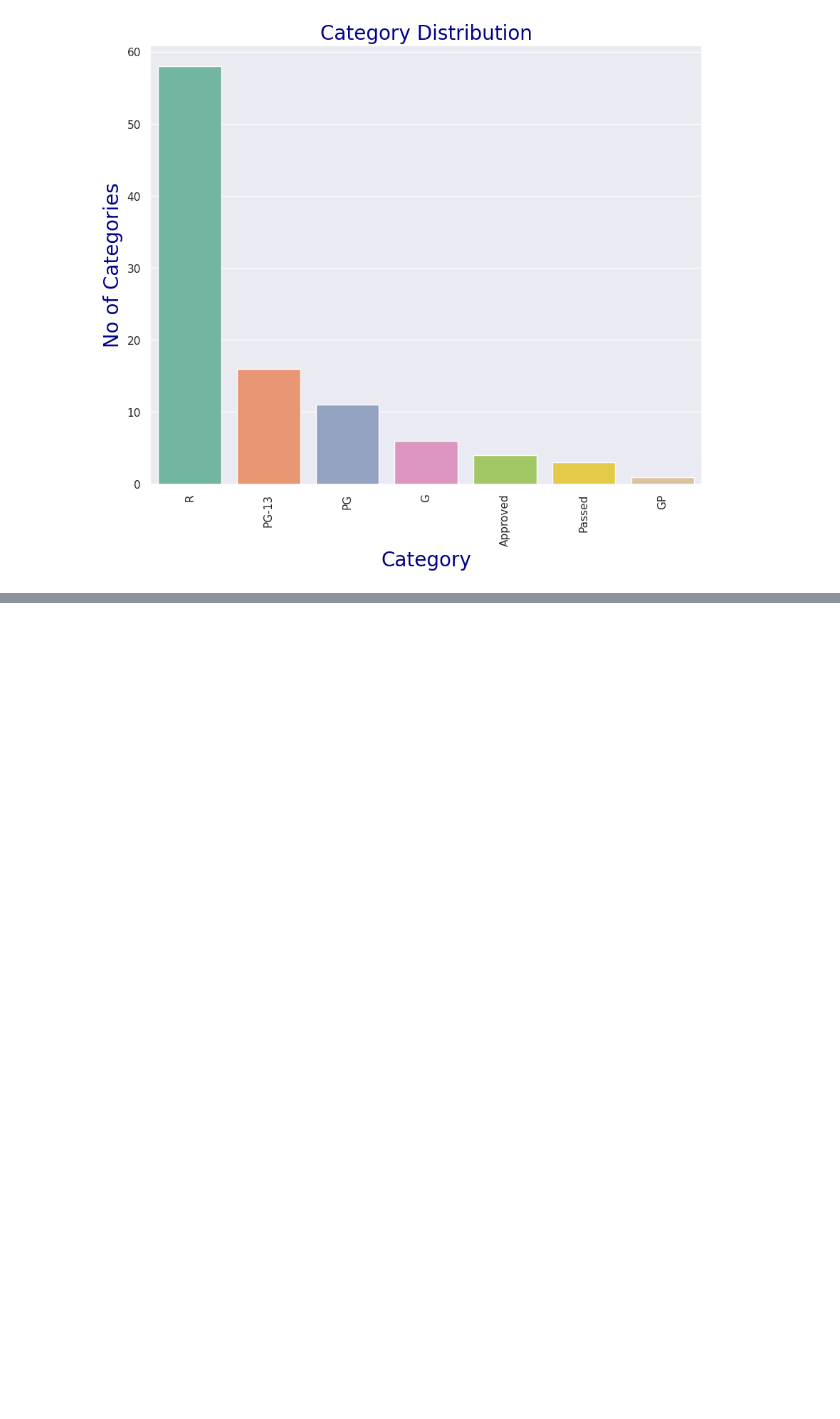
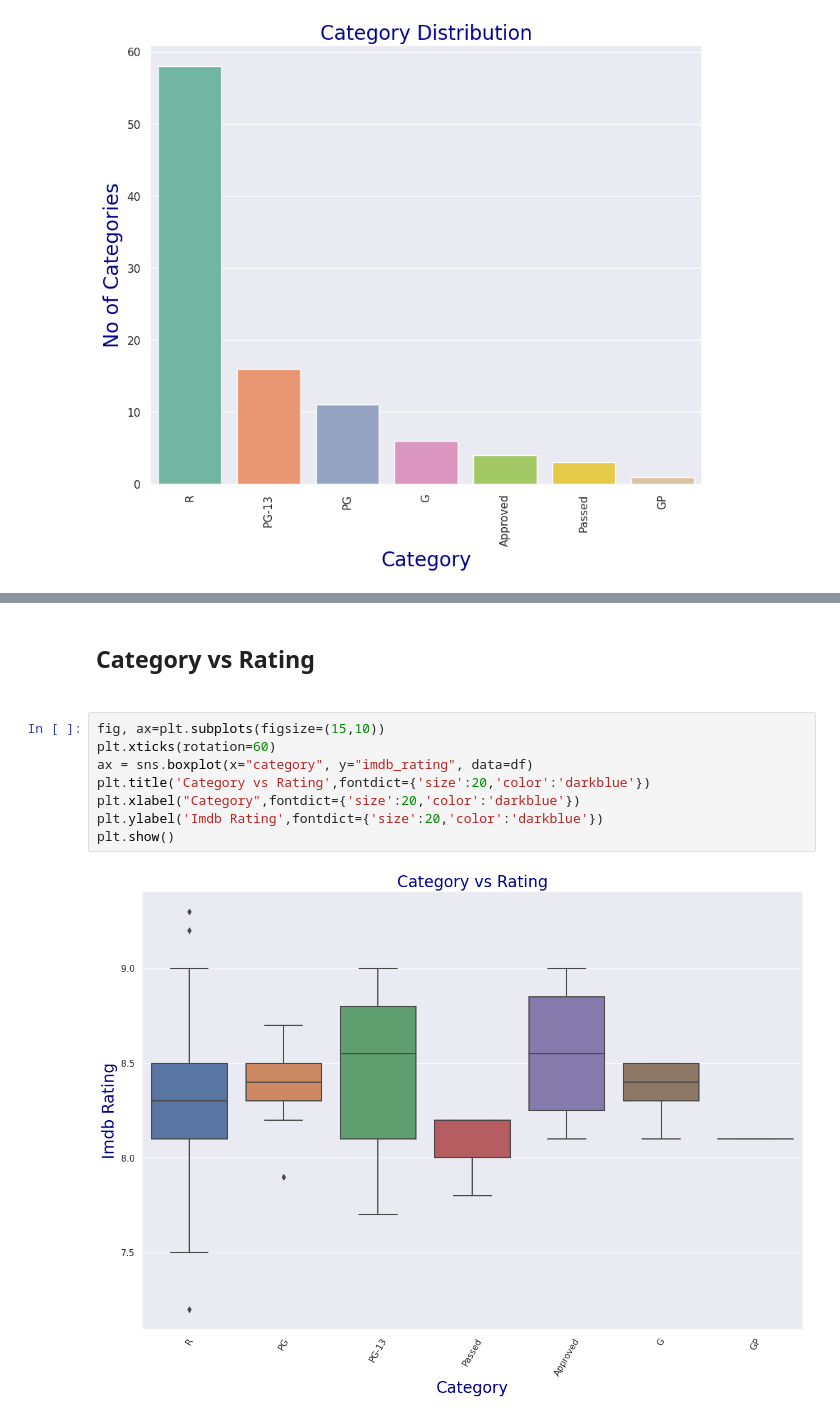
Before and after one commit to caiomassuia/IMDB-EDA, a Jupyter notebook: imdb-eda.ipynb, the cells around one changed output, grey strips where cells are left out. Drawn from its saved outputs; the diff is of its cells as text; blank space fills up the shorter version.

Commit message:
Kaggle Notebook | IMDB EDA | Version 8

```diff
--- a/imdb-eda.ipynb
+++ b/imdb-eda.ipynb
@@ -128 +179,13 @@ plt.show()
+# %% [markdown]
+<h2>Category vs Rating<h2>
+# %%
+fig, ax=plt.subplots(figsize=(15,10))
+plt.xticks(rotation=60)
+ax = sns.boxplot(x="category", y="imdb_rating", data=df)
+plt.title('Category vs Rating',fontdict={'size':20,'color':'darkblue'})
+plt.xlabel("Category",fontdict={'size':20,'color':'darkblue'})
+plt.ylabel('Imdb Rating',fontdict={'size':20,'color':'darkblue'})
+plt.show()
+# %% [output]
+[figure, added]
 # %% [markdown]
```
Also changed, not shown: parts of 14 cells of this notebook.
